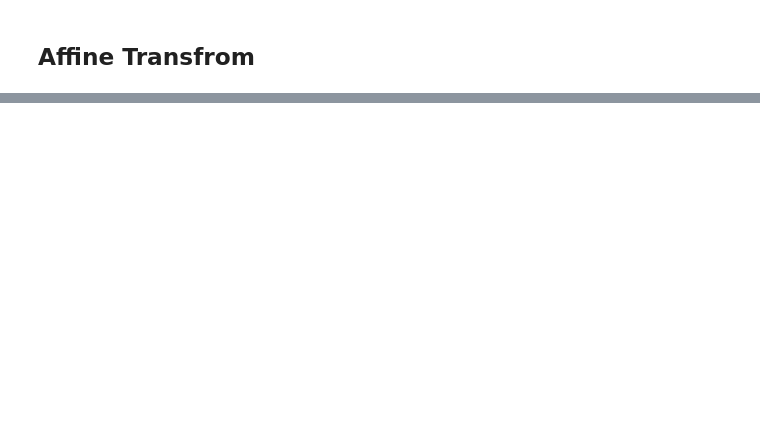
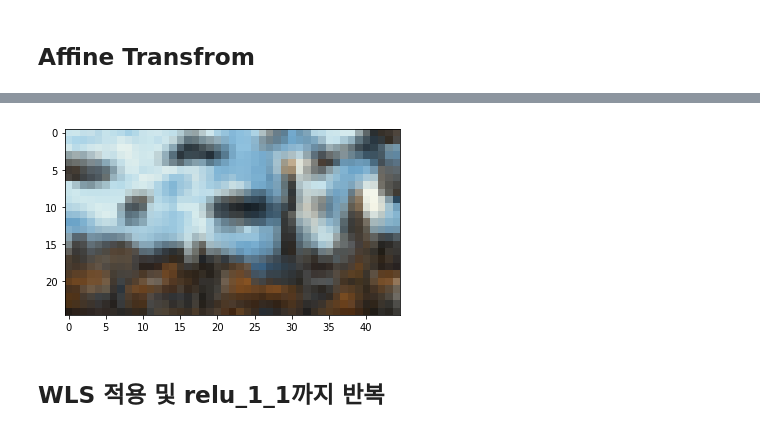
Before and after one commit to rassilon712/Neural_Color_Transfer, a Jupyter notebook: NCT_modified.ipynb, the cells around one changed output, grey strips where cells are left out. Saved outputs shown, nothing was run; the diff lists cells and outputs as text; code cells hidden in the pictures; blank space fills up the shorter version.

```diff
--- a/NCT_modified.ipynb
+++ b/NCT_modified.ipynb
@@ -716,0 +679,4 @@ SyntaxError: unexpected EOF while parsing (<ipython-input-43-2491c096927f>, line
+# %%
+lct.train()
+lct.visualize()
+# %% [output]
@@ -716,0 +700,3 @@ SyntaxError: unexpected EOF while parsing (<ipython-input-43-2491c096927f>, line
+[figure, added]
+# %% [markdown]
+## WLS 적용 및 relu_1_1까지 반복
```
Also changed, not shown: parts of 22 cells of this notebook.
